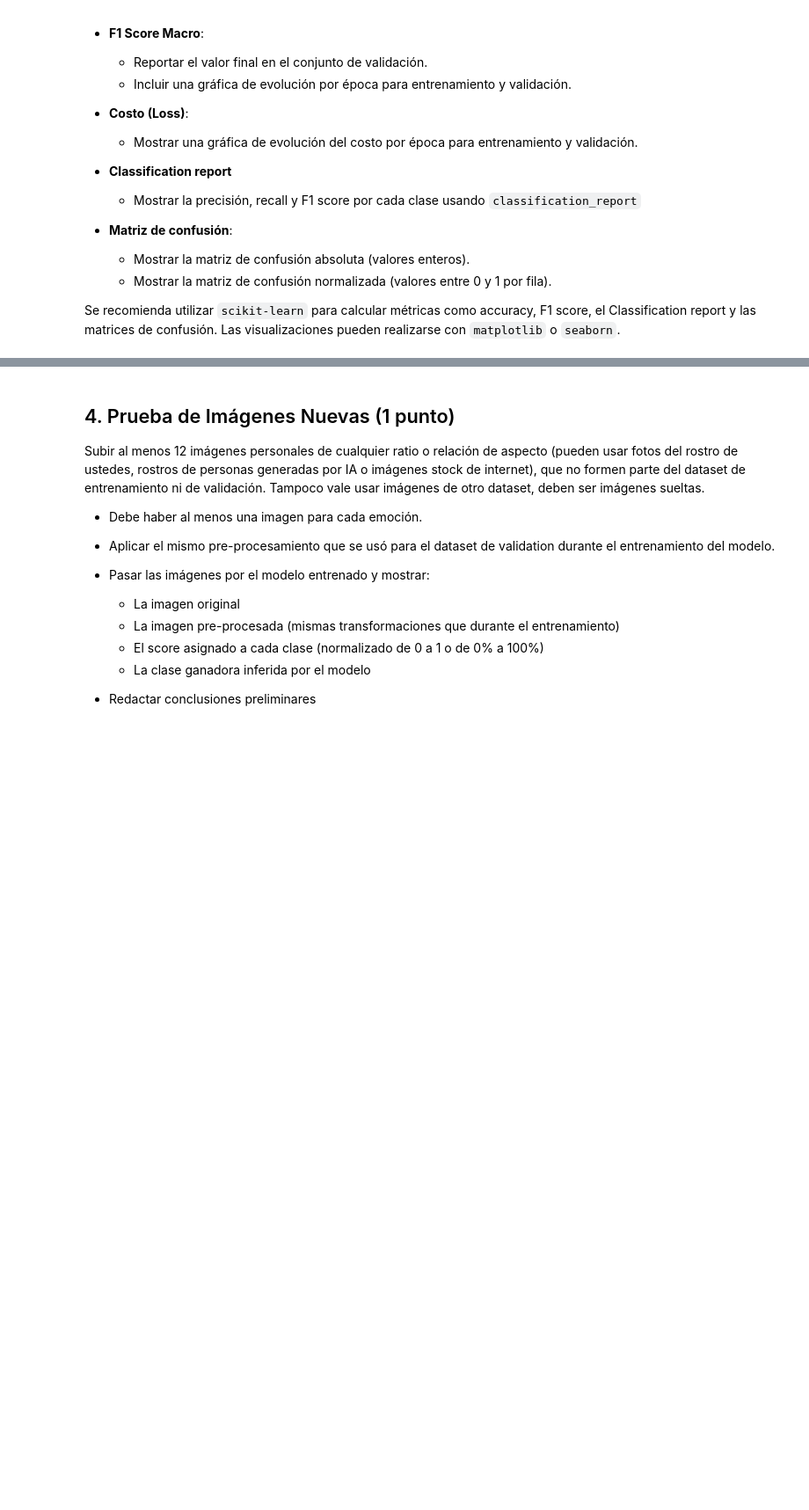
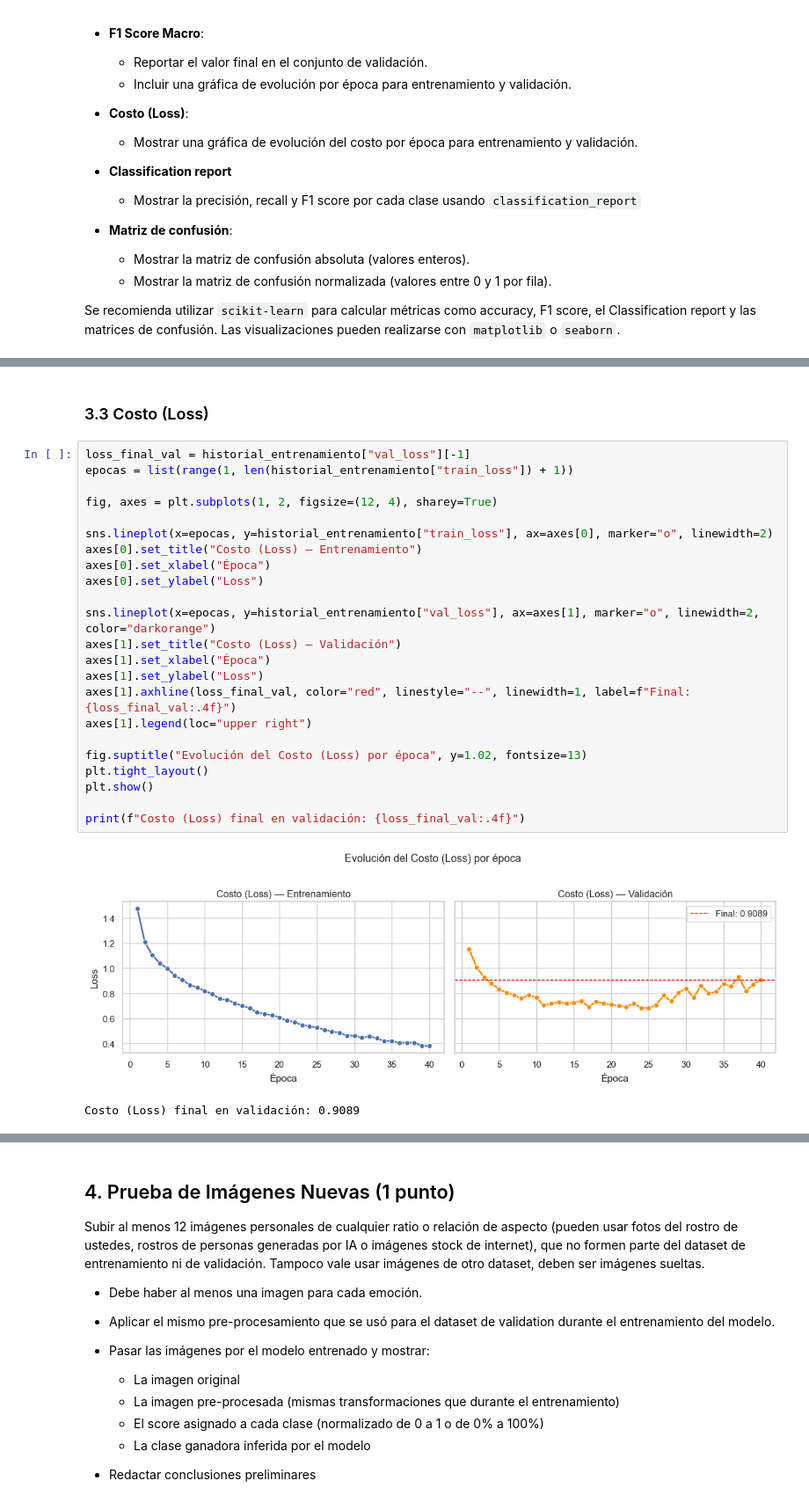
Before and after one commit to marcehluna/DVxC---Aprendizaje-Profundo---TP3, a Jupyter notebook: Luna-Marcelo-DL-TP3-CO24.ipynb, the cells around one changed output, grey strips where cells are left out. Shown at 88% size. Cells and saved outputs as stored; diff of their text form; blank space fills up the shorter version.

```diff
--- a/Luna-Marcelo-DL-TP3-CO24.ipynb
+++ b/Luna-Marcelo-DL-TP3-CO24.ipynb
@@ -529,0 +890,28 @@ Se recomienda utilizar `scikit-learn` para calcular métricas como accuracy, F1
+# %% [markdown]
+### 3.3 Costo (Loss)
+# %%
+loss_final_val = historial_entrenamiento["val_loss"][-1]
+epocas = list(range(1, len(historial_entrenamiento["train_loss"]) + 1))
+
+fig, axes = plt.subplots(1, 2, figsize=(12, 4), sharey=True)
+
+sns.lineplot(x=epocas, y=historial_entrenamiento["train_loss"], ax=axes[0], marker="o", linewidth=2)
+axes[0].set_title("Costo (Loss) — Entrenamiento")
+axes[0].set_xlabel("Época")
+axes[0].set_ylabel("Loss")
+
+sns.lineplot(x=epocas, y=historial_entrenamiento["val_loss"], ax=axes[1], marker="o", linewidth=2, color="darkorange")
+axes[1].set_title("Costo (Loss) — Validación")
+axes[1].set_xlabel("Época")
+axes[1].set_ylabel("Loss")
+axes[1].axhline(loss_final_val, color="red", linestyle="--", linewidth=1, label=f"Final: {loss_final_val:.4f}")
+axes[1].legend(loc="upper right")
+
+fig.suptitle("Evolución del Costo (Loss) por época", y=1.02, fontsize=13)
+plt.tight_layout()
+plt.show()
+
+print(f"Costo (Loss) final en validación: {loss_final_val:.4f}")
+# %% [output]
+[figure, added]
+Costo (Loss) final en validación: 0.9089
```
Also changed, not shown: parts of 13 cells of this notebook, 48 other files.
